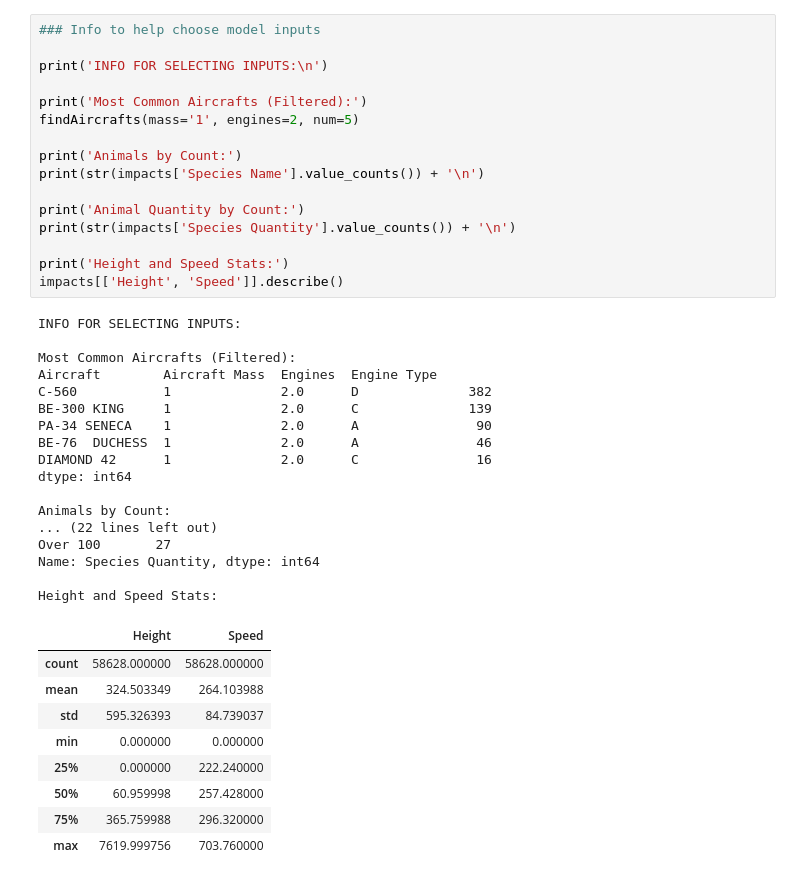
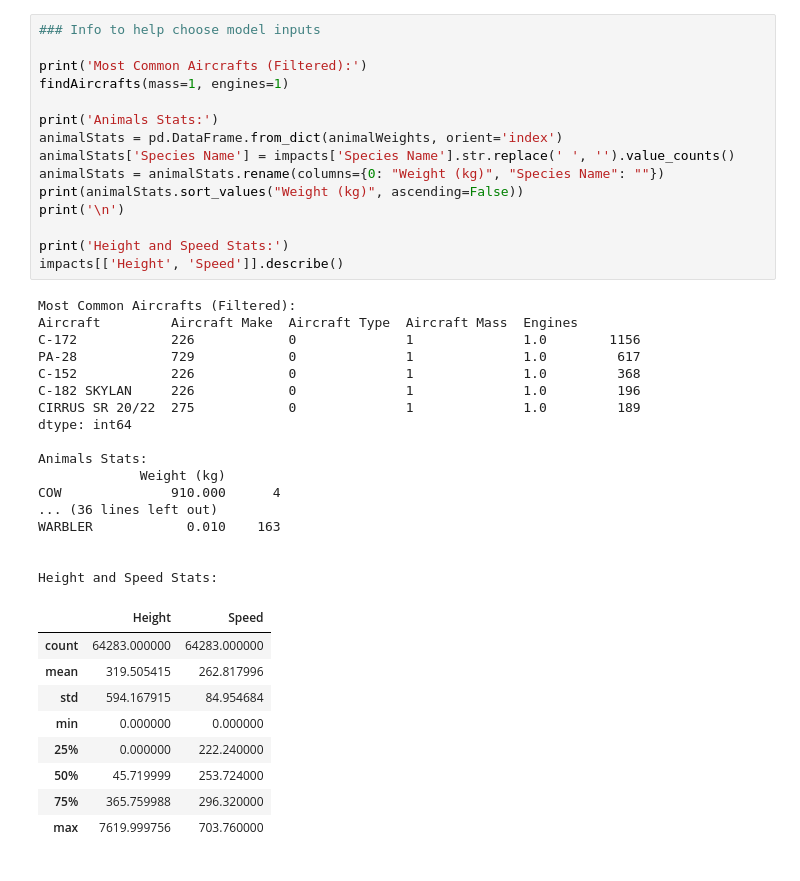
Before and after one commit to jgbreault/ByeByeBirdy, a Jupyter notebook: ByeByeBirdy.ipynb, the cells around one changed output. Drawn from its saved outputs; the diff is of its cells as text.

```diff
--- a/ByeByeBirdy.ipynb
+++ b/ByeByeBirdy.ipynb
@@ -559,43 +741,42 @@ def findAircrafts(mass = None, engines = None, engineType = None, num = 1):
 # %%
 ### Info to help choose model inputs
 
-print('INFO FOR SELECTING INPUTS:\n')
+print('Most Common Aircrafts (Filtered):')
+findAircrafts(mass=1, engines=1)
 
-print('Most Common Aircrafts (Filtered):')
-findAircrafts(mass='1', engines=2, num=5)
-
-print('Animals by Count:')
-print(str(impacts['Species Name'].value_counts()) + '\n')
-
-print('Animal Quantity by Count:')
-print(str(impacts['Species Quantity'].value_counts()) + '\n')
+print('Animals Stats:')
+animalStats = pd.DataFrame.from_dict(animalWeights, orient='index')
+animalStats['Species Name'] = impacts['Species Name'].str.replace(' ', '').value_counts()
+animalStats = animalStats.rename(columns={0: "Weight (kg)", "Species Name": ""})
+print(animalStats.sort_values("Weight (kg)", ascending=False))
+print('\n')
 
 print('Height and Speed Stats:')
 impacts[['Height', 'Speed']].describe()
 # %% [output]
-INFO FOR SELECTING INPUTS:
-
 Most Common Aircrafts (Filtered):
-Aircraft        Aircraft Mass  Engines  Engine Type
-C-560           1              2.0      D              382
-BE-300 KING     1              2.0      C              139
-PA-34 SENECA    1              2.0      A               90
-BE-76  DUCHESS  1              2.0      A               46
-DIAMOND 42      1              2.0      C               16
+Aircraft         Aircraft Make  Aircraft Type  Aircraft Mass  Engines
+C-172            226            0              1              1.0        1156
+PA-28            729            0              1              1.0         617
+C-152            226            0              1              1.0         368
+C-182 SKYLAN     226            0              1              1.0         196
+CIRRUS SR 20/22  275            0              1              1.0         189
 dtype: int64
 
-Animals by Count:
-... (22 lines left out)
-Over 100       27
-Name: Species Quantity, dtype: int64
+Animals Stats:
+             Weight (kg)
+COW              910.000      4
+... (36 lines left out)
+WARBLER            0.010    163
+
 
 Height and Speed Stats:
 |  | Height | Speed |
-| count | 58628.000000 | 58628.000000 |
-| mean | 324.503349 | 264.103988 |
-| std | 595.326393 | 84.739037 |
+| count | 64283.000000 | 64283.000000 |
+| mean | 319.505415 | 262.817996 |
+| std | 594.167915 | 84.954684 |
 | min | 0.000000 | 0.000000 |
 | 25% | 0.000000 | 222.240000 |
-| 50% | 60.959998 | 257.428000 |
+| 50% | 45.719999 | 253.724000 |
 | 75% | 365.759988 | 296.320000 |
 | max | 7619.999756 | 703.760000 |
```
Also changed, not shown: parts of 22 cells of this notebook, 1 other file.
